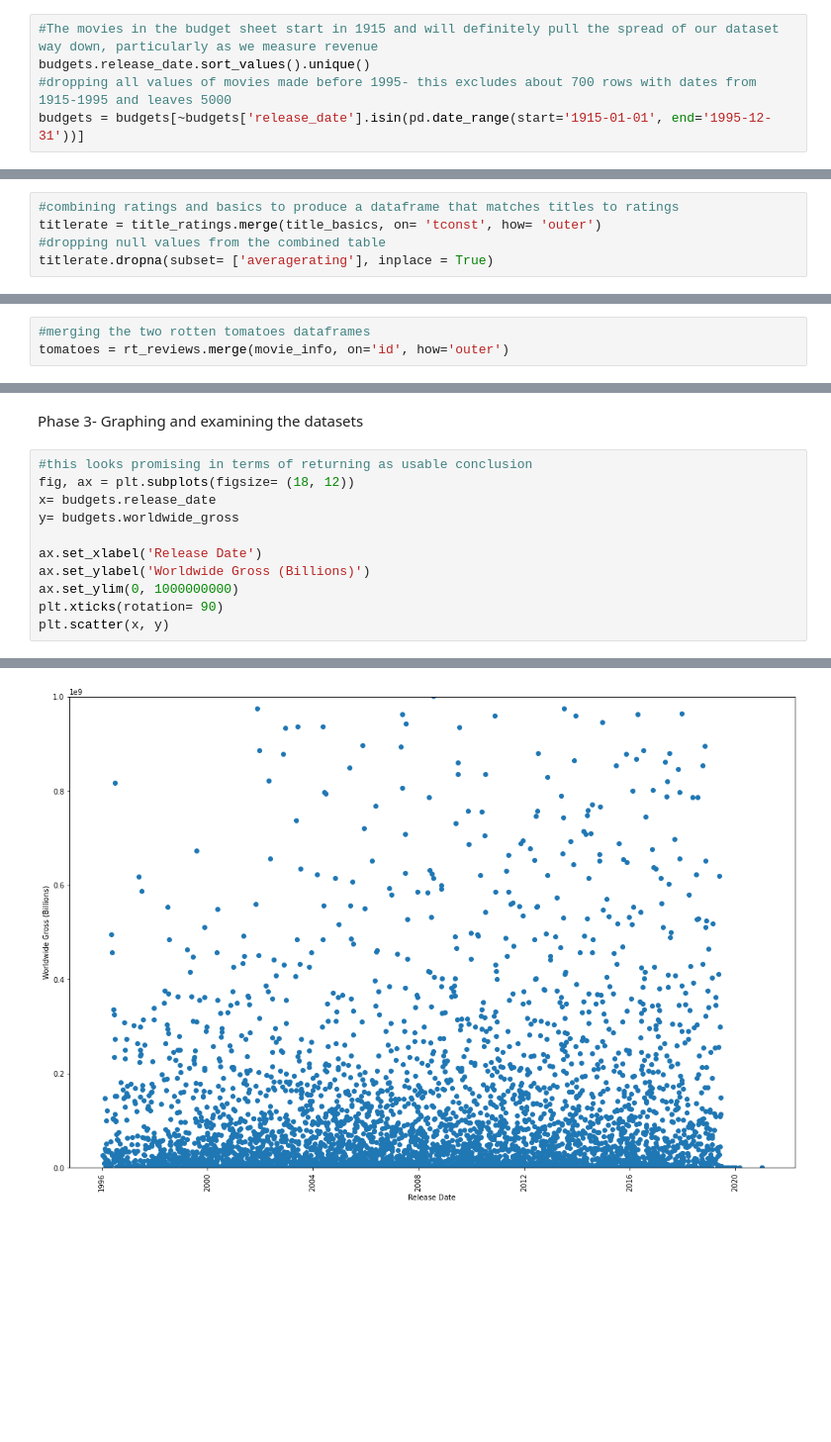
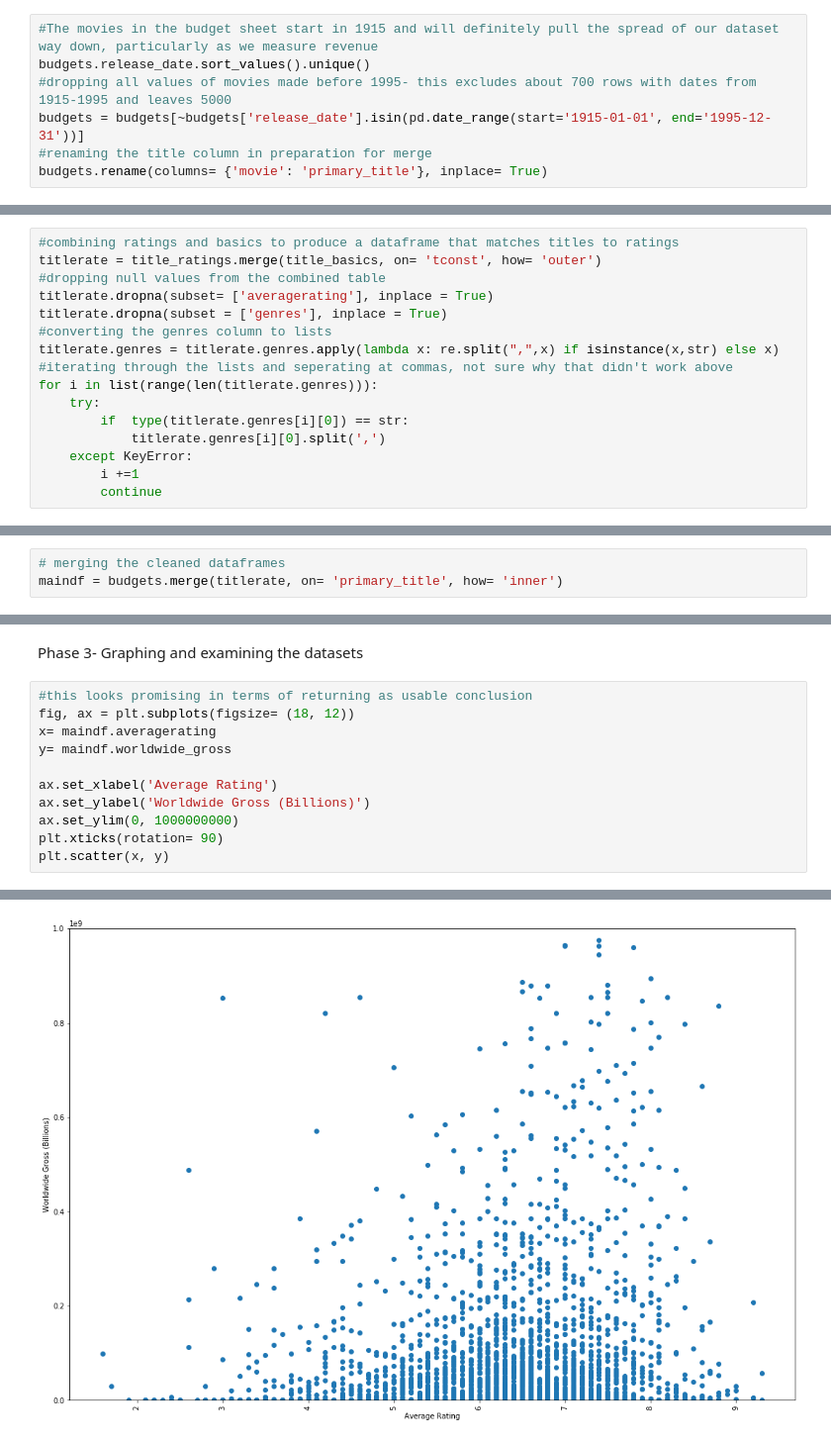
Before and after one commit to bagnine/moviedata, a Jupyter notebook: moviedata.ipynb, the cells around one changed output, grey strips where cells are left out. Shown at 99% size. Drawn from its saved outputs; the diff is of its cells as text; blank space fills up the shorter version.

```diff
--- a/moviedata.ipynb
+++ b/moviedata.ipynb
@@ -80,3 +55,5 @@ budgets['profit_percentage'] = (budgets['worldwide_net']/budgets['production_bud
 budgets.release_date.sort_values().unique()
 #dropping all values of movies made before 1995- this excludes about 700 rows with dates from 1915-1995 and leaves 5000
 budgets = budgets[~budgets['release_date'].isin(pd.date_range(start='1915-01-01', end='1995-12-31'))]
+#renaming the title column in preparation for merge
+budgets.rename(columns= {'movie': 'primary_title'}, inplace= True)
@@ -90,3 +62,14 @@ budgets = budgets[~budgets['release_date'].isin(pd.date_range(start='1915-01-01'
 titlerate = title_ratings.merge(title_basics, on= 'tconst', how= 'outer')
 #dropping null values from the combined table
 titlerate.dropna(subset= ['averagerating'], inplace = True)
+titlerate.dropna(subset = ['genres'], inplace = True)
+#converting the genres column to lists
+titlerate.genres = titlerate.genres.apply(lambda x: re.split(",",x) if isinstance(x,str) else x)
+#iterating through the lists and seperating at commas, not sure why that didn't work above
+for i in list(range(len(titlerate.genres))):
+    try:
+        if  type(titlerate.genres[i][0]) == str:
+            titlerate.genres[i][0].split(',')
+    except KeyError:
+        i +=1
+        continue
@@ -107,3 +102,3 @@ titlerate.head()
 # %%
-#merging the two rotten tomatoes dataframes
-tomatoes = rt_reviews.merge(movie_info, on='id', how='outer')
+# merging the cleaned dataframes
+maindf = budgets.merge(titlerate, on= 'primary_title', how= 'inner')
@@ -134,14 +108,14 @@ Graphing and examining the datasets
 # %%
 #this looks promising in terms of returning as usable conclusion
 fig, ax = plt.subplots(figsize= (18, 12))
-x= budgets.release_date
-y= budgets.worldwide_gross
+x= maindf.averagerating
+y= maindf.worldwide_gross
 
-ax.set_xlabel('Release Date')
+ax.set_xlabel('Average Rating')
 ax.set_ylabel('Worldwide Gross (Billions)')
 ax.set_ylim(0, 1000000000)
 plt.xticks(rotation= 90)
 plt.scatter(x, y)
 # %% [output]
 <matplotlib.collections.PathCollection at 0x...>
-[figure, old version]
+[figure, new version]
```
Also changed, not shown: parts of 34 cells of this notebook.
